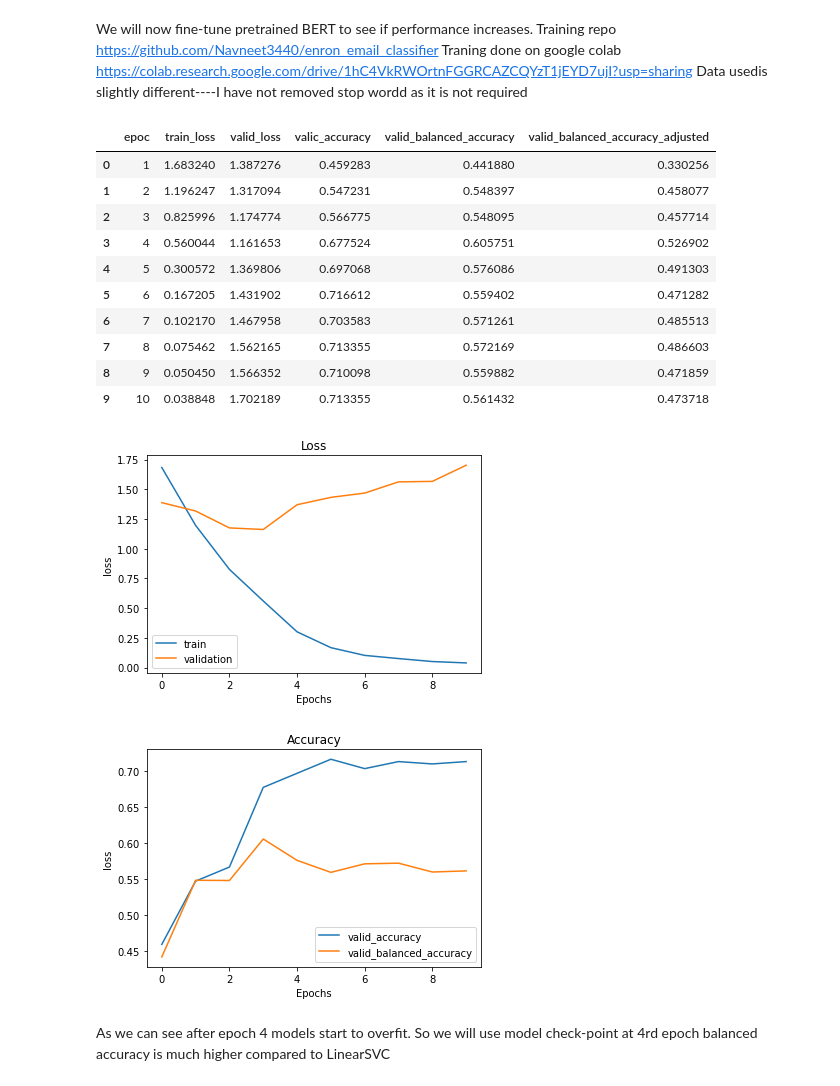
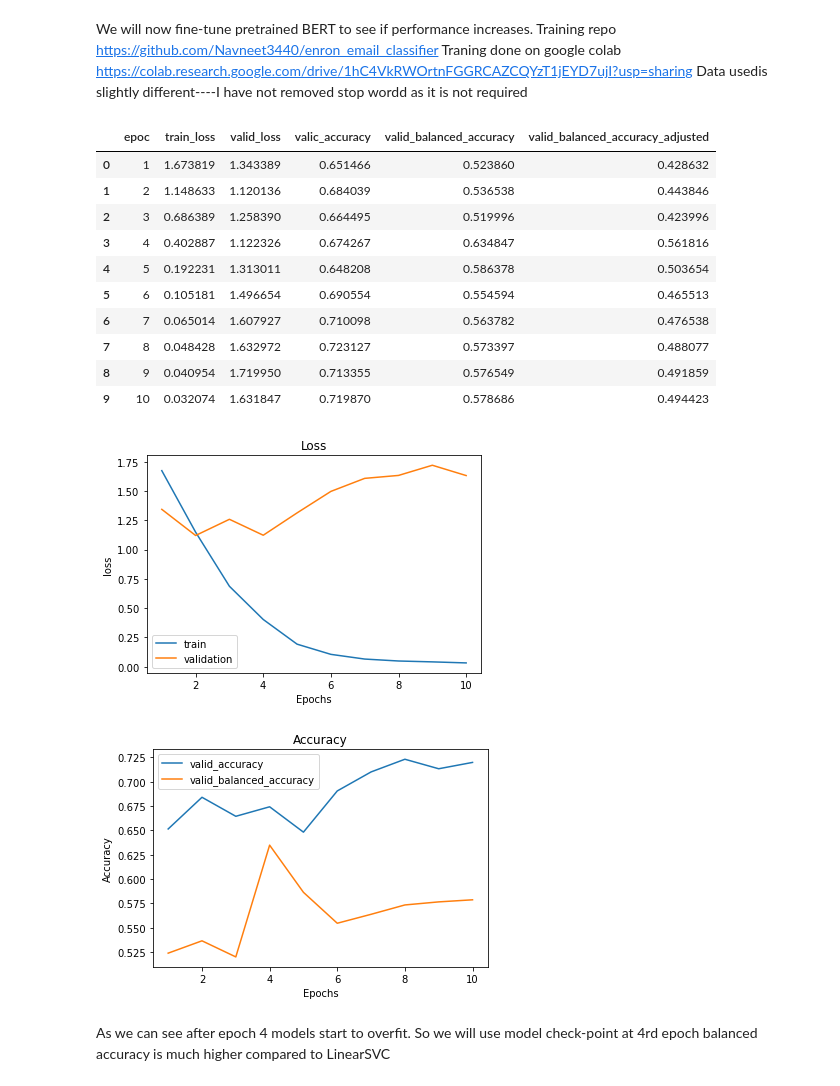
Before and after one commit to Navneet3440/enron_email_classifier, a Jupyter notebook: solution.ipynb, the cells around one changed output. Cells and saved outputs as stored; diff of their text form; code cells hidden in the pictures.

```diff
--- a/solution.ipynb
+++ b/solution.ipynb
@@ -464,44 +464,44 @@ Traning done on google colab
 https://colab.research.google.com/drive/1hC4VkRWOrtnFGGRCAZCQYzT1jEYD7ujI?usp=sharing
 Data usedis slightly different----I have not removed stop wordd as it is not required
 # %%
-result_csv = './bert-base-uncased_512_ds1_ba_lr3e-05_3_best_balance_accuracy_forward_removed.csv'
+result_csv = './bert-base-uncased_512_ds1_ba_lr3e-05_3_best_balance_accuracy_forward_removed_2.csv'
 result_df = pd.read_csv(result_csv)
 # %%
 result_df
 # %% [output]
 |  | epoc | train_loss | valid_loss | valic_accuracy | valid_balanced_accuracy | valid_balanced_accuracy_adjusted |
-| 0 | 1 | 1.683240 | 1.387276 | 0.459283 | 0.441880 | 0.330256 |
-| 1 | 2 | 1.196247 | 1.317094 | 0.547231 | 0.548397 | 0.458077 |
-| 2 | 3 | 0.825996 | 1.174774 | 0.566775 | 0.548095 | 0.457714 |
-| 3 | 4 | 0.560044 | 1.161653 | 0.677524 | 0.605751 | 0.526902 |
-| 4 | 5 | 0.300572 | 1.369806 | 0.697068 | 0.576086 | 0.491303 |
-| 5 | 6 | 0.167205 | 1.431902 | 0.716612 | 0.559402 | 0.471282 |
-| 6 | 7 | 0.102170 | 1.467958 | 0.703583 | 0.571261 | 0.485513 |
-| 7 | 8 | 0.075462 | 1.562165 | 0.713355 | 0.572169 | 0.486603 |
-| 8 | 9 | 0.050450 | 1.566352 | 0.710098 | 0.559882 | 0.471859 |
-| 9 | 10 | 0.038848 | 1.702189 | 0.713355 | 0.561432 | 0.473718 |
+| 0 | 1 | 1.673819 | 1.343389 | 0.651466 | 0.523860 | 0.428632 |
+| 1 | 2 | 1.148633 | 1.120136 | 0.684039 | 0.536538 | 0.443846 |
+| 2 | 3 | 0.686389 | 1.258390 | 0.664495 | 0.519996 | 0.423996 |
+| 3 | 4 | 0.402887 | 1.122326 | 0.674267 | 0.634847 | 0.561816 |
+| 4 | 5 | 0.192231 | 1.313011 | 0.648208 | 0.586378 | 0.503654 |
+| 5 | 6 | 0.105181 | 1.496654 | 0.690554 | 0.554594 | 0.465513 |
+| 6 | 7 | 0.065014 | 1.607927 | 0.710098 | 0.563782 | 0.476538 |
+| 7 | 8 | 0.048428 | 1.632972 | 0.723127 | 0.573397 | 0.488077 |
+| 8 | 9 | 0.040954 | 1.719950 | 0.713355 | 0.576549 | 0.491859 |
+| 9 | 10 | 0.032074 | 1.631847 | 0.719870 | 0.578686 | 0.494423 |
 # %%
 plt.title("Loss")
-plt.plot(result_df.train_loss.values, label='train')
-plt.plot(result_df.valid_loss.values, label='validation')
+plt.plot(result_df.epoc.values,result_df.train_loss.values, label='train')
+plt.plot(result_df.epoc.values,result_df.valid_loss.values, label='validation')
 plt.legend()
 plt.xlabel("Epochs")
 plt.ylabel("loss")
 plt.legend()
 plt.show()
 # %% [output]
-[figure, old version]
+[figure, new version]
 # %%
 plt.title("Accuracy")
-plt.plot(result_df.valic_accuracy.values, label='valid_accuracy')
-plt.plot(result_df.valid_balanced_accuracy.values, label='valid_balanced_accuracy')
+plt.plot(result_df.epoc.values,result_df.valic_accuracy.values, label='valid_accuracy')
+plt.plot(result_df.epoc.values,result_df.valid_balanced_accuracy.values, label='valid_balanced_accuracy')
 plt.legend()
 plt.xlabel("Epochs")
-plt.ylabel("loss")
+plt.ylabel("Accuracy")
 plt.legend()
 plt.show()
 # %% [output]
-[figure, old version]
+[figure, new version]
 # %% [markdown]
 As we can see after epoch 4 models start to overfit. So we will use model check-point at 4rd epoch
 balanced accuracy is much higher compared to LinearSVC
```
Also changed, not shown: parts of 10 cells of this notebook.
